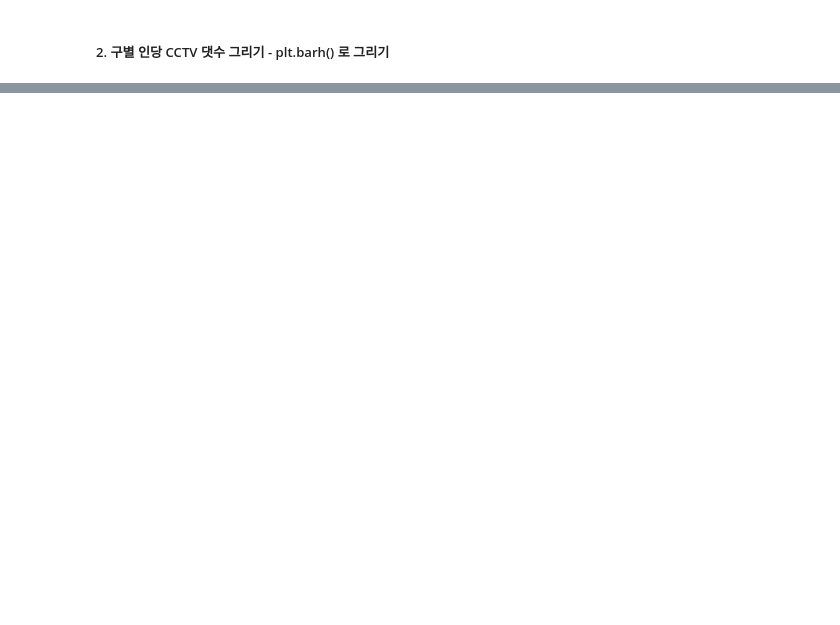
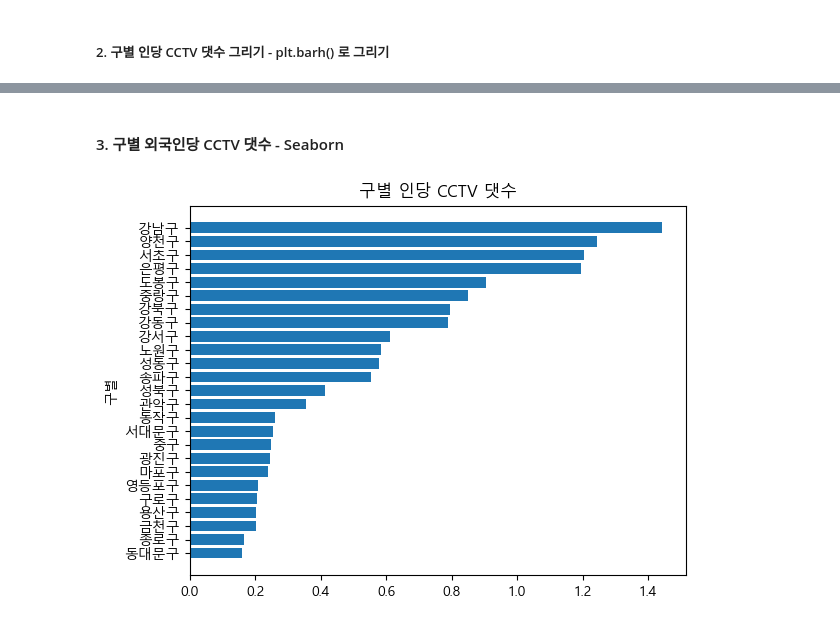
Before and after one commit to bong9C/DataAnalysis-2023.09, a Jupyter notebook: 03.시각화-/08.서울시cctv시각화.ipynb, the cells around one changed output, grey strips where cells are left out. Drawn from its saved outputs; the diff is of its cells as text; code cells hidden in the pictures; blank space fills up the shorter version.

Commit message:
2023.09.14 서울시 구별 CCTV 통계

```diff
--- a/03.시각화-/08.서울시cctv시각화.ipynb
+++ b/03.시각화-/08.서울시cctv시각화.ipynb
@@ -104,0 +105,9 @@ plt.title('구별 인당 CCTV 댓수');
+# %% [markdown]
+#### 3. 구별 외국인당 CCTV 댓수 - Seaborn
+# %%
+scr = (df['CCTV댓수'] / df['외국인']).sort_values(ascending=False)   #sort_values() 를 하면 바로 인당 CCTV 댓수만 나옴
+sns.barplot(y=scr.index, x=scr.values)
+plt.barh(s.index, s.values)
+plt.title('구별 인당 CCTV 댓수');
+# %% [output]
+[figure, added]
```
Also changed, not shown: parts of 22 cells of this notebook, 1 other file.
